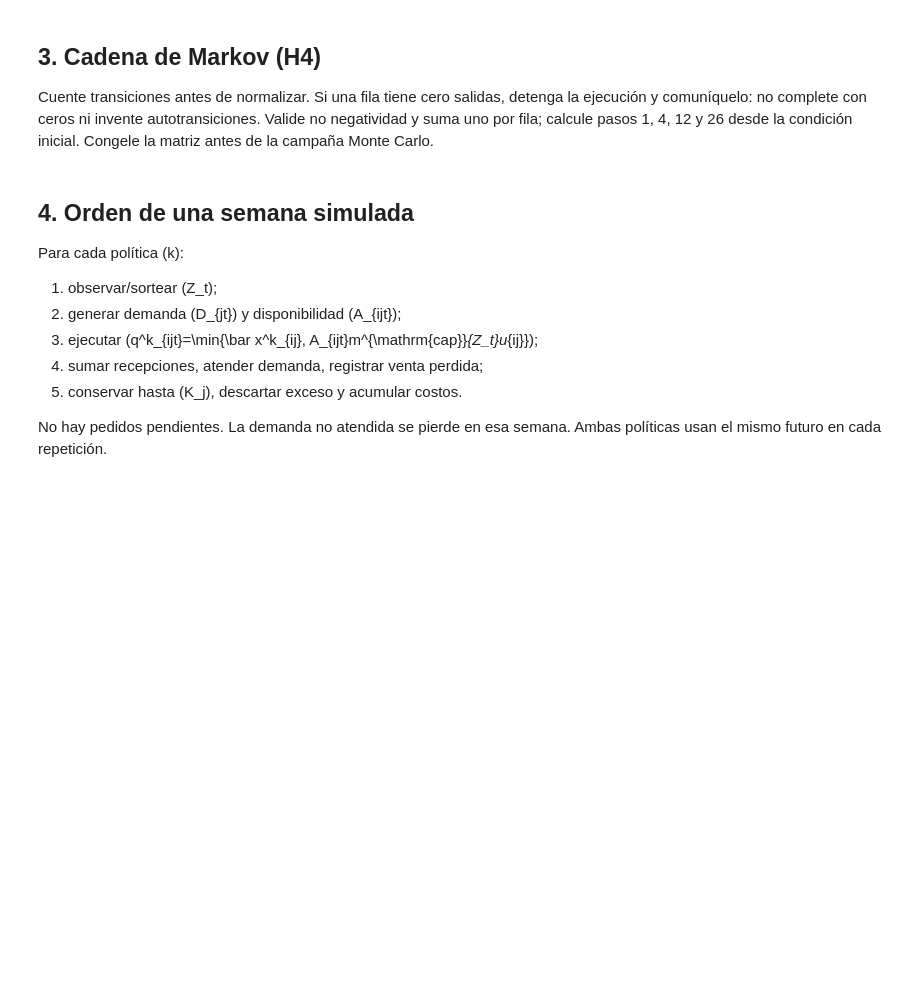
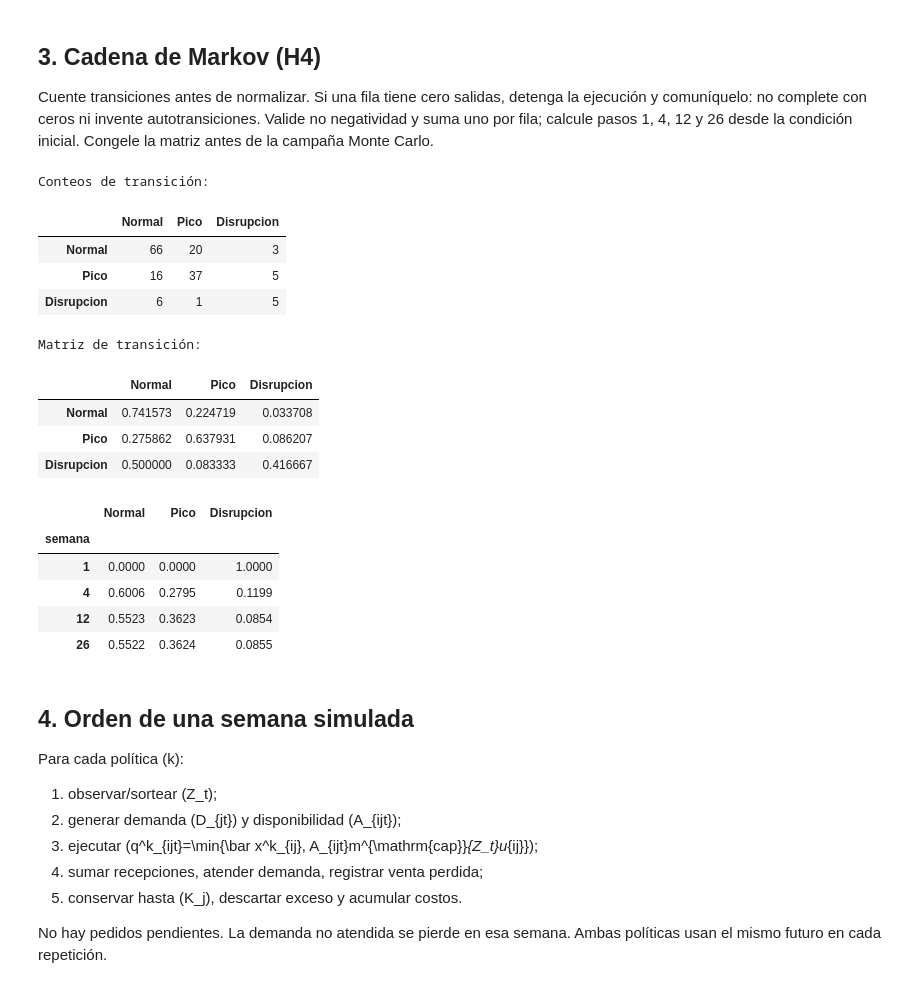
Before and after one commit to Marcodisario/Final-OPIO, a Jupyter notebook: Parte2/part2_markov_montecarlo.ipynb, the cells around one changed output. Cells and saved outputs as stored; diff of their text form; code cells hidden in the pictures; blank space fills up the shorter version.

```diff
--- a/Parte2/part2_markov_montecarlo.ipynb
+++ b/Parte2/part2_markov_montecarlo.ipynb
@@ -67,3 +119,64 @@ def estimate_transition_matrix(sequence, state_names=STATE_NAMES):
+# %%
+STATE_NAMES = ['Normal', 'Pico', 'Disrupcion']
+TOL = 1e-7
+
+def estimate_transition_matrix(sequence, state_names=STATE_NAMES):
+    """Cuenta transiciones observadas y normaliza cada fila de conteos."""
+    sequence = list(sequence)
+    if len(sequence) < 2:
+        raise ValueError('Se necesitan al menos dos observaciones para estimar transiciones.')
+    unknown = set(sequence) - set(state_names)
+    if unknown:
+        raise ValueError(f'Estados no reconocidos: {sorted(unknown)}')
+
+    counts = pd.DataFrame(0, index=state_names, columns=state_names, dtype=int)
+    for current, following in zip(sequence[:-1], sequence[1:]):
+        counts.loc[current, following] += 1
+
+    outgoing = counts.sum(axis=1)
+    if (outgoing == 0).any():
+        missing = outgoing.index[outgoing == 0].tolist()
+        raise ValueError(f'No hay transiciones salientes observadas para: {missing}')
+
+    matrix = counts.div(outgoing, axis=0)
+    assert (matrix.to_numpy() >= 0).all()
+    assert np.allclose(matrix.sum(axis=1).to_numpy(), 1.0, atol=TOL)
+    return counts, matrix
+
+observations = observations.sort_values('period')
+transition_counts, transition_matrix = estimate_transition_matrix(observations['state'])
+print('Conteos de transición:')
+display(transition_counts)
+print('Matriz de transición:')
+display(transition_matrix)
+
+# Z_1 es Disrupcion; la semana t usa la distribución inicial multiplicada por P^(t-1).
+initial_state = np.zeros(len(STATE_NAMES))
+initial_state[STATE_NAMES.index('Disrupcion')] = 1.0
+state_distributions = []
+for week in (1, 4, 12, 26):
+    distribution = initial_state @ np.linalg.matrix_power(transition_matrix.to_numpy(), week - 1)
+    state_distributions.append({'semana': week, **dict(zip(STATE_NAMES, distribution))})
+display(pd.DataFrame(state_distributions).set_index('semana').round(4))
+
+transition_matrix.to_csv(OUTPUTS / 'markov_matrix.csv', index_label='from_state')
+# %% [output]
+Conteos de transición:
+|  | Normal | Pico | Disrupcion |
+| Normal | 66 | 20 | 3 |
+| Pico | 16 | 37 | 5 |
+| Disrupcion | 6 | 1 | 5 |
+Matriz de transición:
+|  | Normal | Pico | Disrupcion |
+| Normal | 0.741573 | 0.224719 | 0.033708 |
+| Pico | 0.275862 | 0.637931 | 0.086207 |
+| Disrupcion | 0.500000 | 0.083333 | 0.416667 |
+|  | Normal | Pico | Disrupcion |
+| semana |  |  |  |
+| 1 | 0.0000 | 0.0000 | 1.0000 |
+| 4 | 0.6006 | 0.2795 | 0.1199 |
+| 12 | 0.5523 | 0.3623 | 0.0854 |
+| 26 | 0.5522 | 0.3624 | 0.0855 |
 # %% [markdown]
 ## 4. Orden de una semana simulada
 
```
Also changed, not shown: parts of 9 cells of this notebook, 7 other files.
